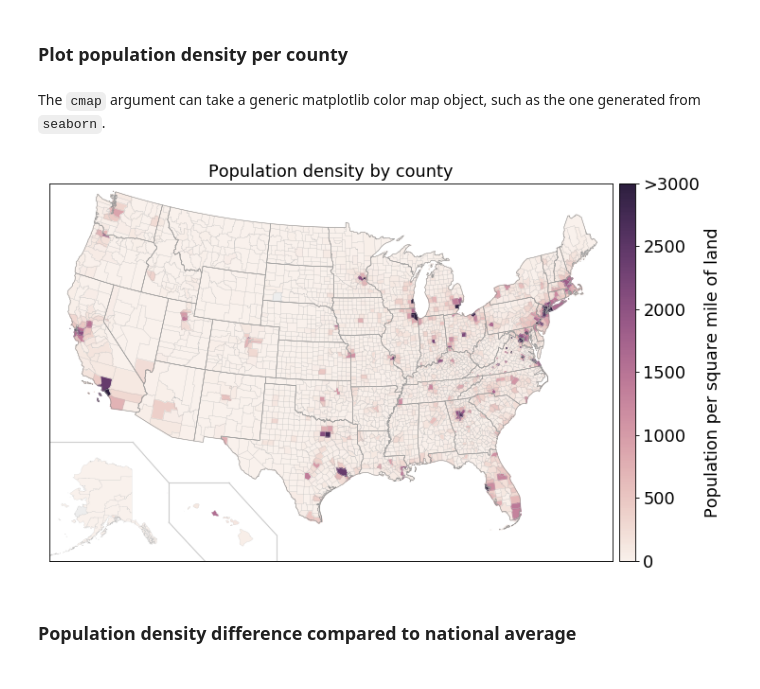
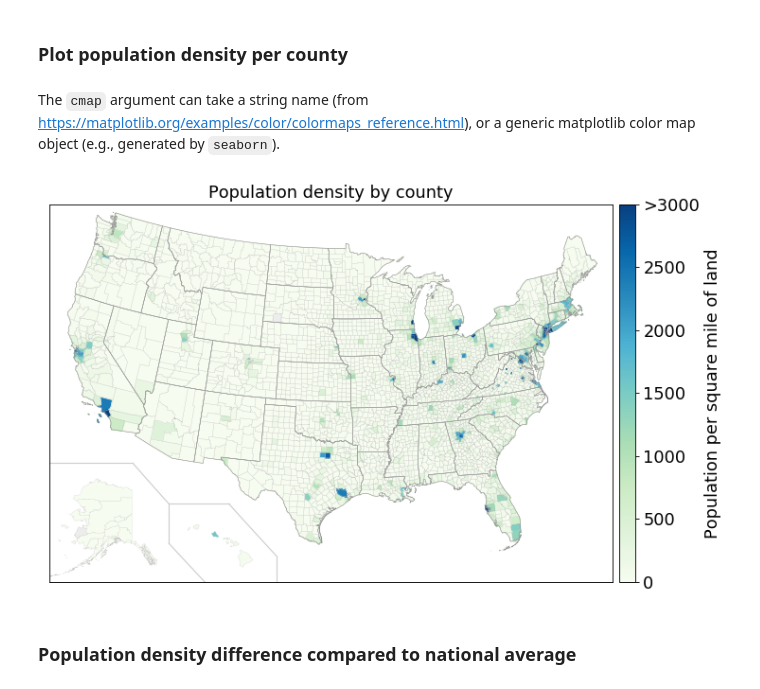
Before and after one commit to teiband/python-plot-utilities, a Jupyter notebook: examples/Choropleth_map_example.ipynb, the cells around one changed output. Cells and saved outputs as stored; diff of their text form; code cells hidden in the pictures.

Commit message:
Update examples (and re-run them)

```diff
--- a/examples/Choropleth_map_example.ipynb
+++ b/examples/Choropleth_map_example.ipynb
@@ -69,4 +66,4 @@ Wyoming data missing (replaced with NaN).
 # %% [markdown]
 ### Plot population density per county
 # %% [markdown]
-The `cmap` argument can take a generic matplotlib color map object, such as the one generated from `seaborn`.
+The `cmap` argument can take a string name (from https://matplotlib.org/examples/color/colormaps_reference.html), or a generic matplotlib color map object (e.g., generated by `seaborn`).
@@ -77,10 +70,10 @@ cmap = sns.cubehelix_palette(light=0.95, as_cmap=True)
 # %%
-pu.choropleth_map_county(county_data, shapefile_dir='../shapefiles',
+pu.choropleth_map_county(county_data,
                          map_title='Population density by county',
                          unit='Population per square mile of land',
-                         vmax=3000, dpi=80, fontsize=16,cmap=cmap);
+                         vmax=3000, dpi=80, fontsize=16,cmap='GnBu');
 # %% [output]
-[figure, old version]
+[figure, new version]
 # %% [markdown]
 ### Population density difference compared to national average
 # %% [markdown]
```
Also changed, not shown: parts of 7 cells of this notebook, 10 other files.
